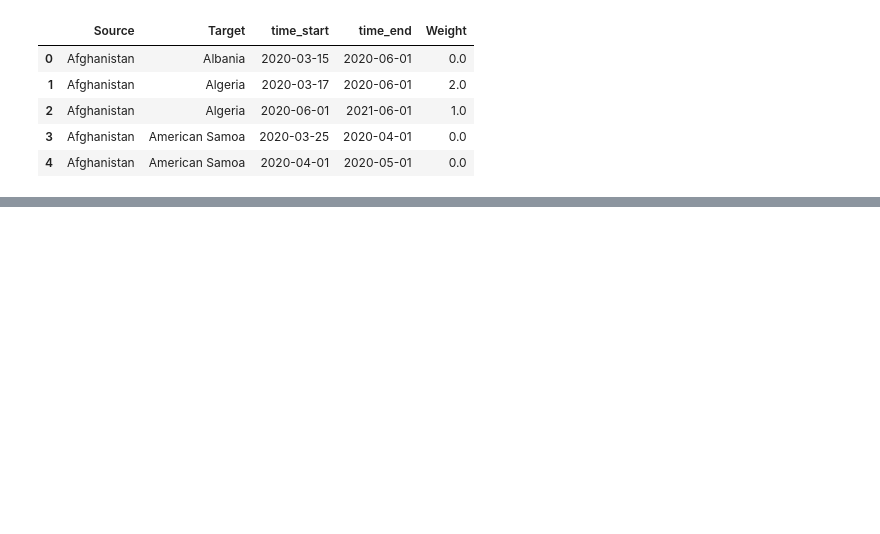
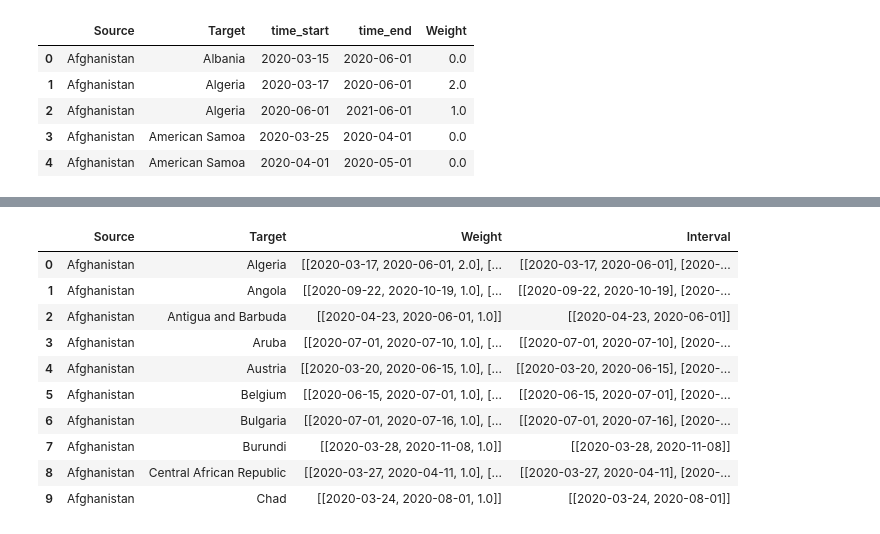
Before and after one commit to GiovaniValdrighi/covid-travels-network, a Jupyter notebook: preprocessing.ipynb, the cells around one changed output, grey strips where cells are left out. Drawn from its saved outputs; the diff is of its cells as text; code cells hidden in the pictures; blank space fills up the shorter version.

```diff
--- a/preprocessing.ipynb
+++ b/preprocessing.ipynb
@@ -299,11 +301,11 @@ def aggregate(df):
     return pd.DataFrame(new_df)
 # %%
 grouped = edges_remove.groupby(['Country_Duo'])
-final_edge_list = []
+edges_remove_list = []
 for i in grouped:
-    final_edge_list.append(aggregate(i[1]))
-final_edge_list = pd.concat(final_edge_list, ignore_index=True)
-final_edge_list.head(10)
+    edges_remove_list.append(aggregate(i[1]))
+edges_remove_final = pd.concat(edges_remove_list, ignore_index=True)
+edges_remove_final.head(5)
 # %% [output]
 |  | Source | Target | time_start | time_end | Weight |
 | 0 | Afghanistan | Albania | 2020-03-15 | 2020-06-01 | 0.0 |
@@ -346,0 +356,24 @@ final_edge_list.to_csv('data/edges_gephi.csv',index=False)
+# %%
+# join same source/target data in a list for the cols Weight/Interval
+grouped = edges_rest_gephi.groupby(['Source','Target'])
+edges_rest_gephi_list = []
+for i in grouped:
+    cur_df = pd.DataFrame(i[1].iloc[0,:].values.reshape(1,-1),
+                          columns = i[1].columns)
+    cur_df.loc[0]['Weight'] = list(i[1]['Weight'])
+    cur_df.loc[0]['Interval'] = list(i[1]['Interval'])
+    edges_rest_gephi_list.append(cur_df)
+edges_rest_gephi = pd.concat(edges_rest_gephi_list, ignore_index=True)
+edges_rest_gephi.head(10)
+# %% [output]
+|  | Source | Target | Weight | Interval |
+| 0 | Afghanistan | Algeria | [[2020-03-17, 2020-06-01, 2.0], [... | [[2020-03-17, 2020-06-01], [2020-... |
+| 1 | Afghanistan | Angola | [[2020-09-22, 2020-10-19, 1.0], [... | [[2020-09-22, 2020-10-19], [2020-... |
+| 2 | Afghanistan | Antigua and Barbuda | [[2020-04-23, 2020-06-01, 1.0]] | [[2020-04-23, 2020-06-01]] |
+| 3 | Afghanistan | Aruba | [[2020-07-01, 2020-07-10, 1.0], [... | [[2020-07-01, 2020-07-10], [2020-... |
+| 4 | Afghanistan | Austria | [[2020-03-20, 2020-06-15, 1.0], [... | [[2020-03-20, 2020-06-15], [2020-... |
+| 5 | Afghanistan | Belgium | [[2020-06-15, 2020-07-01, 1.0], [... | [[2020-06-15, 2020-07-01], [2020-... |
+| 6 | Afghanistan | Bulgaria | [[2020-07-01, 2020-07-16, 1.0], [... | [[2020-07-01, 2020-07-16], [2020-... |
+| 7 | Afghanistan | Burundi | [[2020-03-28, 2020-11-08, 1.0]] | [[2020-03-28, 2020-11-08]] |
+| 8 | Afghanistan | Central African Republic | [[2020-03-27, 2020-04-11, 1.0], [... | [[2020-03-27, 2020-04-11], [2020-... |
+| 9 | Afghanistan | Chad | [[2020-03-24, 2020-08-01, 1.0]] | [[2020-03-24, 2020-08-01]] |
```
Also changed, not shown: parts of 17 cells of this notebook.
